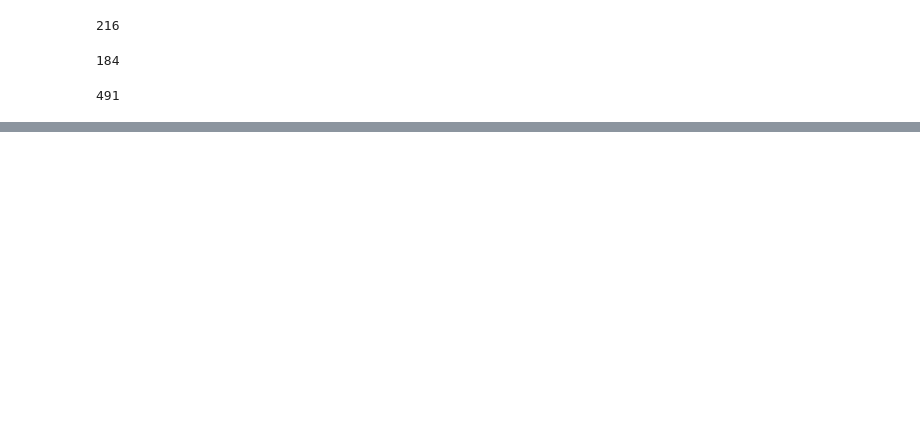
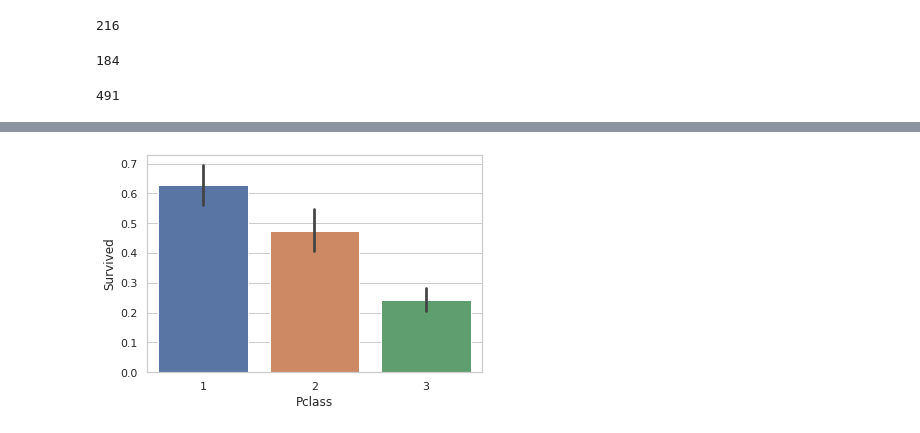
Before and after one commit to saitzaw/data-pipeline-for-ds, a Jupyter notebook: includes/DataExploration.ipynb, the cells around one changed output, grey strips where cells are left out. Saved outputs shown, nothing was run; the diff lists cells and outputs as text; code cells hidden in the pictures; blank space fills up the shorter version.

```diff
--- a/includes/DataExploration.ipynb
+++ b/includes/DataExploration.ipynb
@@ -99,0 +172,4 @@ third_df.shape[0]
+# %%
+ax = sns.barplot(x="Pclass", y="Survived", data=titanic_df_mod)
+# %% [output]
+[figure, added]
```
Also changed, not shown: parts of 12 cells of this notebook.
